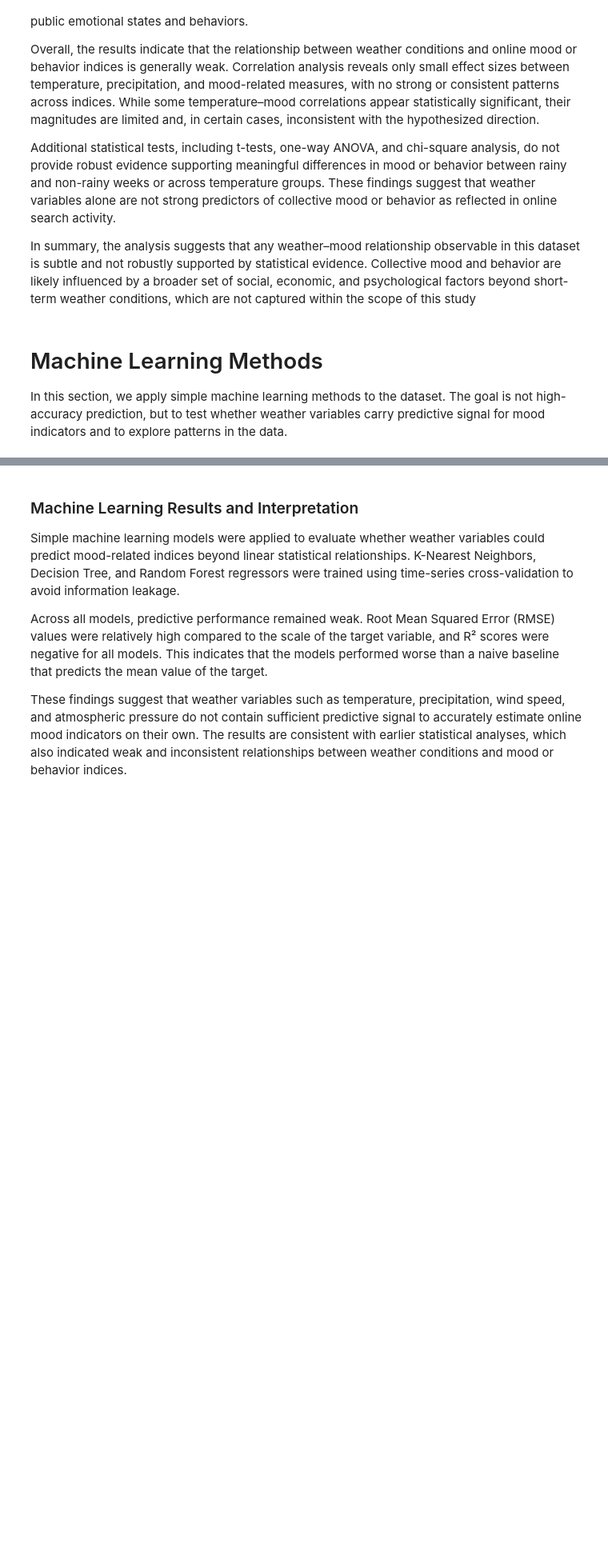
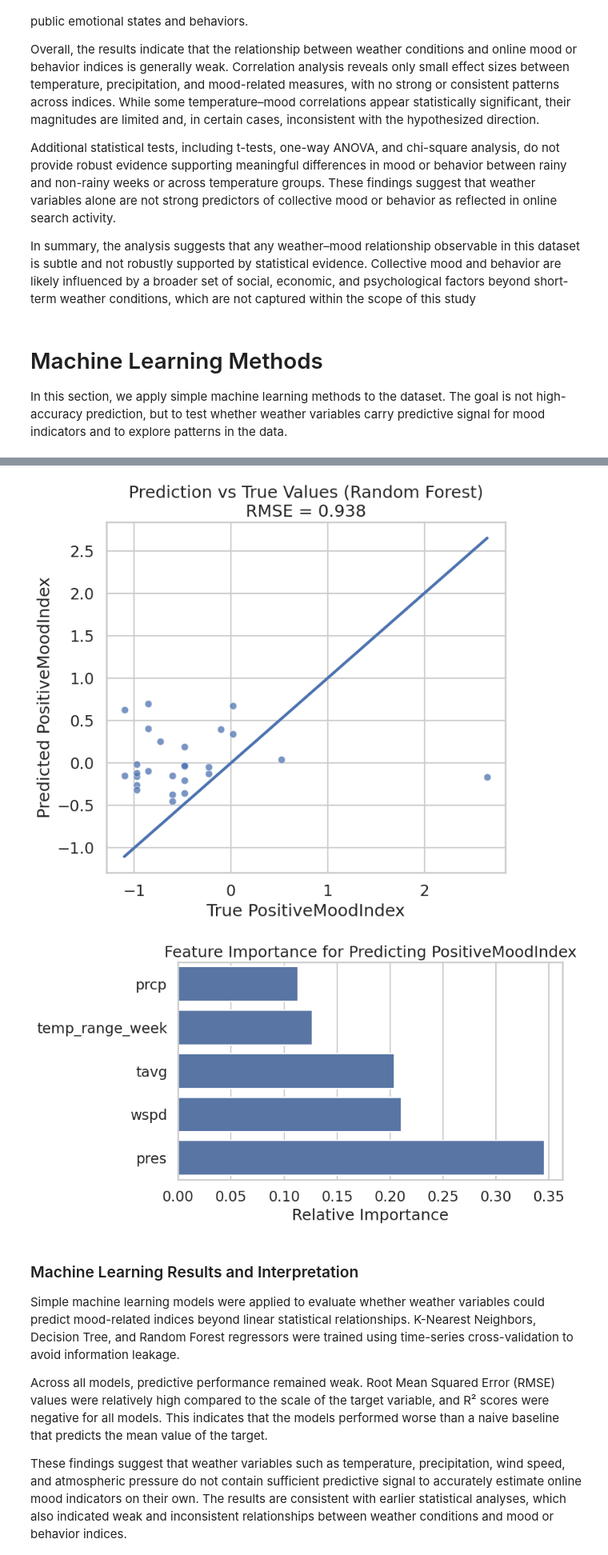
Before and after one commit to idrisinanoglu/DSA210-Project, a Jupyter notebook: DSA_210.ipynb, the cells around one changed output, grey strips where cells are left out. Shown at 80% size. Cells and saved outputs as stored; diff of their text form; code cells hidden in the pictures; blank space fills up the shorter version.

```diff
--- a/DSA_210.ipynb
+++ b/DSA_210.ipynb
@@ -691,3 +639,73 @@ plt.gca().spines[['top', 'right',]].set_visible(False)
+# %%
+import pandas as pd
+import numpy as np
+import matplotlib.pyplot as plt
+import seaborn as sns
+from sklearn.model_selection import TimeSeriesSplit
+from sklearn.metrics import mean_squared_error
+from sklearn.ensemble import RandomForestRegressor
+
+sns.set_theme(style="whitegrid", context="talk")
+
+df = pd.read_csv("combined_weather_trends_istanbul_TR34_2022_2024.csv", index_col=0)
+df.index = pd.to_datetime(df.index)
+df = df.sort_index()
+
+features = ["tavg", "prcp", "wspd", "pres", "temp_range_week"]
+target = "PositiveMoodIndex"
+
+df_ml = df.dropna(subset=features + [target]).copy()
+X = df_ml[features]
+y = df_ml[target]
+
+tscv = TimeSeriesSplit(n_splits=5)
+train_idx, test_idx = list(tscv.split(X))[-1]
+
+X_train, X_test = X.iloc[train_idx], X.iloc[test_idx]
+y_train, y_test = y.iloc[train_idx], y.iloc[test_idx]
+
+rf = RandomForestRegressor(
+    n_estimators=300,
+    max_depth=5,
+    random_state=42,
+    n_jobs=-1
+)
+rf.fit(X_train, y_train)
+y_pred = rf.predict(X_test)
+
+rmse = np.sqrt(mean_squared_error(y_test, y_pred))
+
+plt.figure(figsize=(7.5, 7))
+ax = sns.scatterplot(x=y_test, y=y_pred, s=60, alpha=0.75)
+lims = [
+    min(y_test.min(), y_pred.min()),
+    max(y_test.max(), y_pred.max())
+]
+ax.plot(lims, lims, linewidth=3)
+ax.set_title(f"Prediction vs True Values (Random Forest)\nRMSE = {rmse:.3f}")
+ax.set_xlabel("True PositiveMoodIndex")
+ax.set_ylabel("Predicted PositiveMoodIndex")
+plt.tight_layout()
+plt.show()
+
+importances = pd.Series(
+    rf.feature_importances_,
+    index=features
+).sort_values(ascending=True)
+
+plt.figure(figsize=(9, 5))
+ax = sns.barplot(
+    x=importances.values,
+    y=importances.index
+)
+ax.set_title("Feature Importance for Predicting PositiveMoodIndex")
+ax.set_xlabel("Relative Importance")
+ax.set_ylabel("")
+plt.tight_layout()
+plt.show()
+# %% [output]
+[figure, added]
+[figure, added]
 # %% [markdown]
 ### Machine Learning Results and Interpretation
 
```
Also changed, not shown: parts of 6 cells of this notebook.
